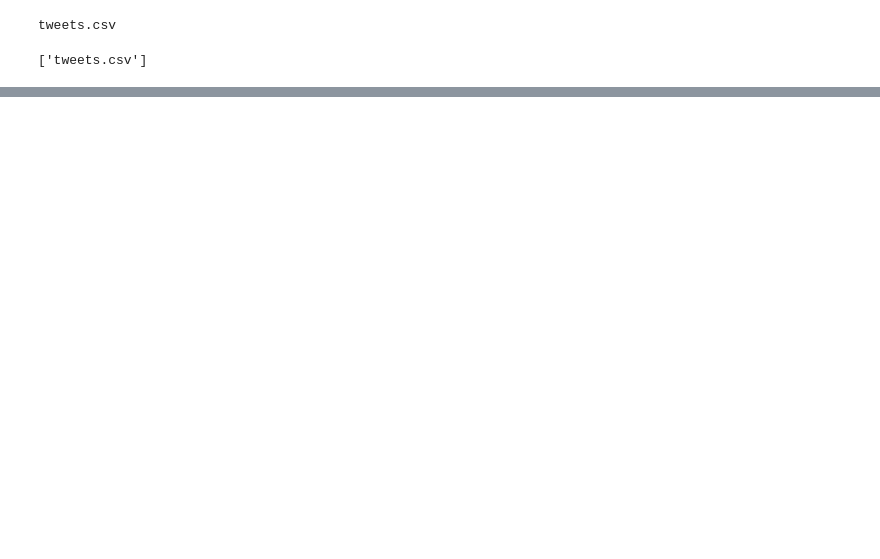
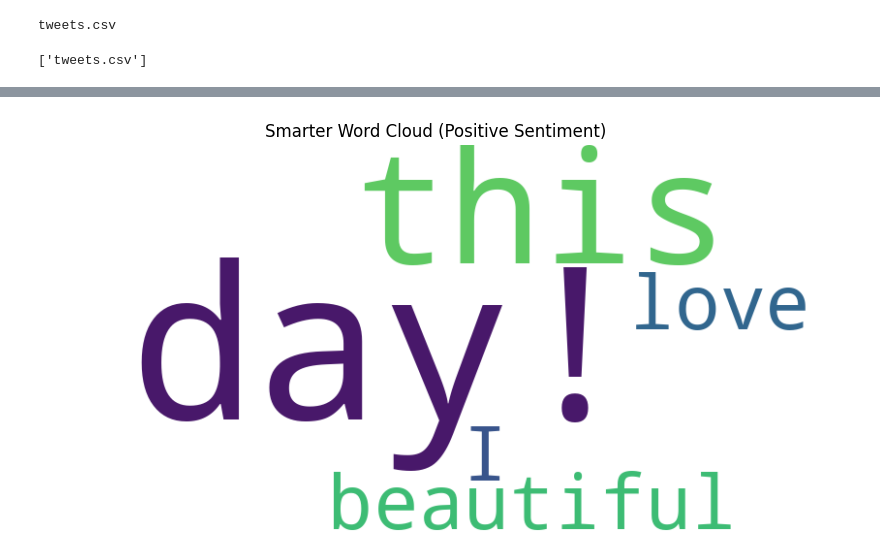
Before and after one commit to ZemelakGoraga/Text_Analysis, a Jupyter notebook: Analysis_of_Tweets_from_US_Capitol_Riots.ipynb, the cells around one changed output, grey strips where cells are left out. Saved outputs shown, nothing was run; the diff lists cells and outputs as text; code cells hidden in the pictures; blank space fills up the shorter version.

```diff
--- a/Analysis_of_Tweets_from_US_Capitol_Riots.ipynb
+++ b/Analysis_of_Tweets_from_US_Capitol_Riots.ipynb
@@ -105,0 +177,27 @@ df.head()
+# %%
+from wordcloud import WordCloud
+import matplotlib.pyplot as plt
+
+# Sample data with sentiment labels and text
+data = [
+    {"sentiment": "positive", "text": "I love this beautiful day!"},
+    {"sentiment": "negative", "text": "This is a terrible experience."},
+    {"sentiment": "neutral", "text": "The weather is neutral today."}
+]
+
+# Calculate log likelihood for each word in the positive sentiment text corpus
+positive_text = " ".join([entry["text"] for entry in data if entry["sentiment"] == "positive"])
+positive_words = positive_text.split()
+positive_word_counts = dict((word, positive_words.count(word)) for word in set(positive_words))
+
+# Create a word cloud with filtered words based on log likelihood
+wordcloud = WordCloud(width=800, height=400, background_color='white').generate_from_frequencies(positive_word_counts)
+
+# Display the word cloud
+plt.figure(figsize=(10, 6))
+plt.imshow(wordcloud, interpolation='bilinear')
+plt.axis('off')
+plt.title('Smarter Word Cloud (Positive Sentiment)')
+plt.show()
+# %% [output]
+[figure, added]
```
Also changed, not shown: parts of 29 cells of this notebook.
